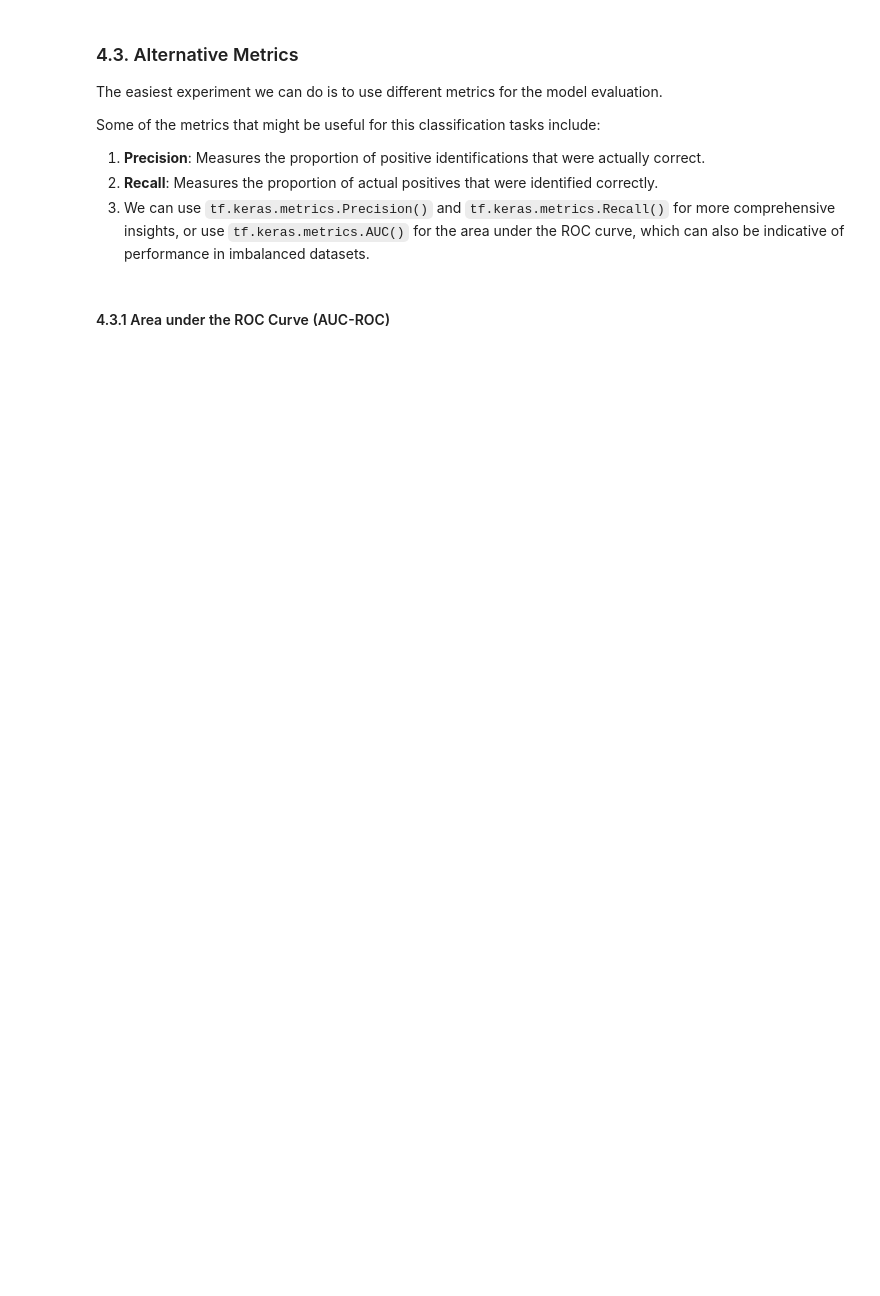
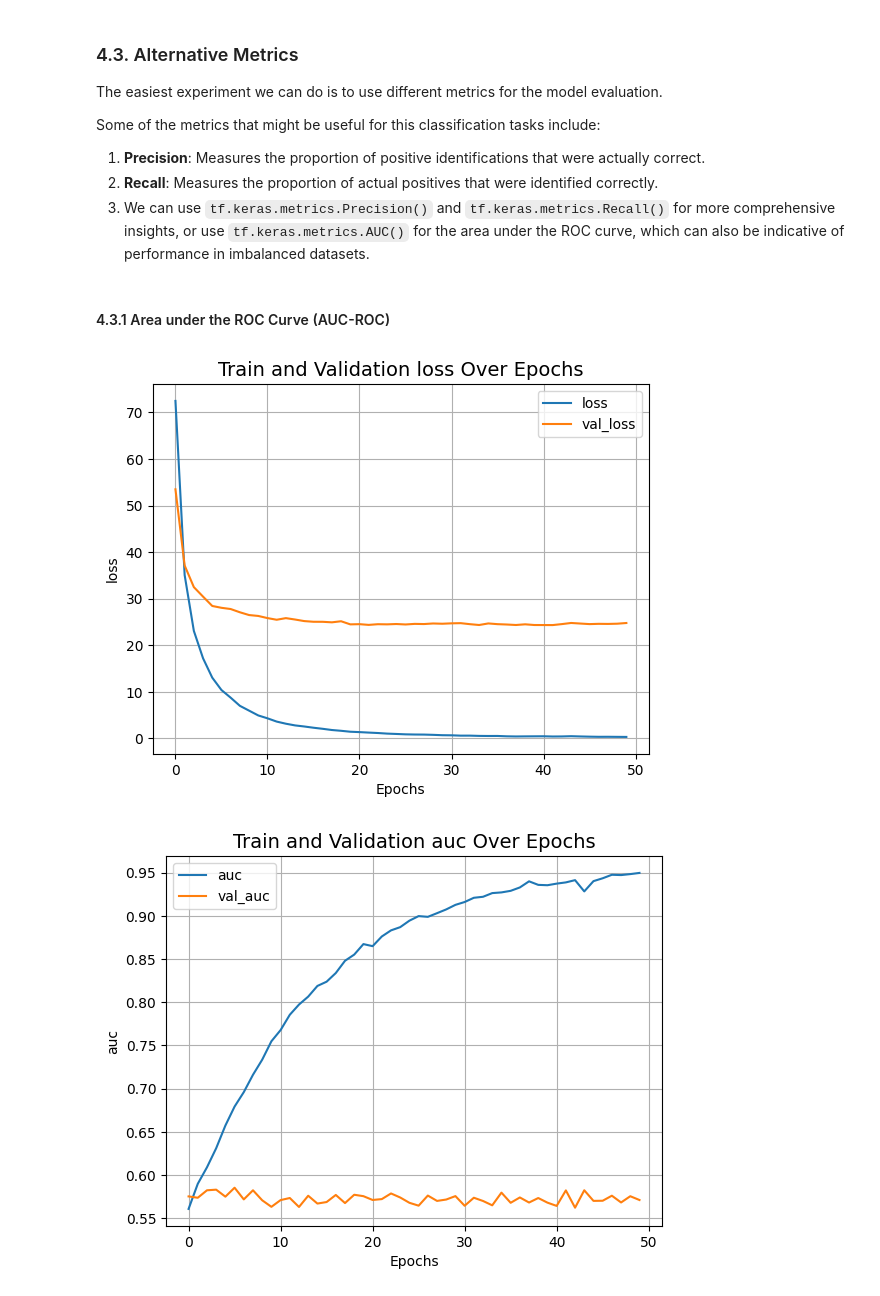
Before and after one commit to JohnnyFoulds/multi-intent-classification, a Jupyter notebook: notebooks/02_multiclass_model/02-02_modeling.ipynb, the cells around one changed output. Drawn from its saved outputs; the diff is of its cells as text; code cells hidden in the pictures; blank space fills up the shorter version.

```diff
--- a/notebooks/02_multiclass_model/02-02_modeling.ipynb
+++ b/notebooks/02_multiclass_model/02-02_modeling.ipynb
@@ -663,0 +643,7 @@ metrics_model = create_baseline_model()
+# %%
+# plot the training history
+plot_result("loss")
+plot_result("auc")
+# %% [output]
+[figure, added]
+[figure, added]
```
Also changed, not shown: parts of 19 cells of this notebook.
